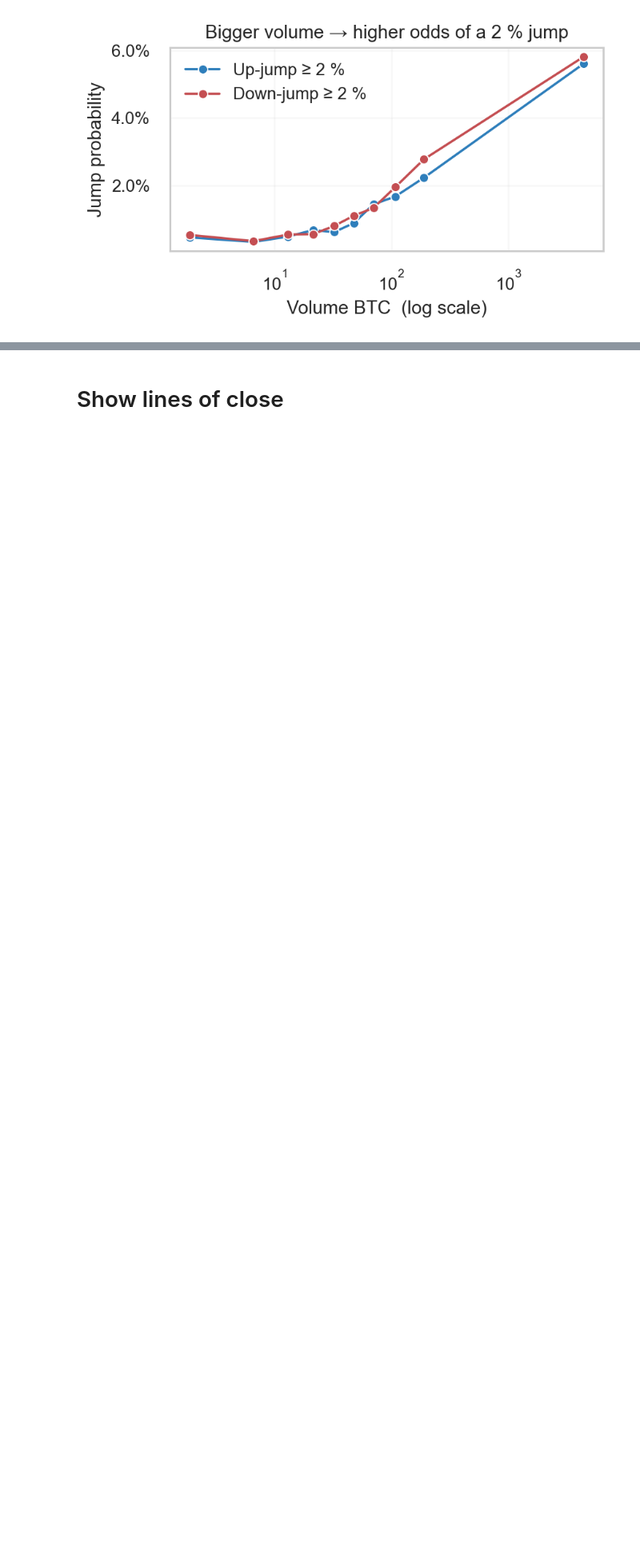
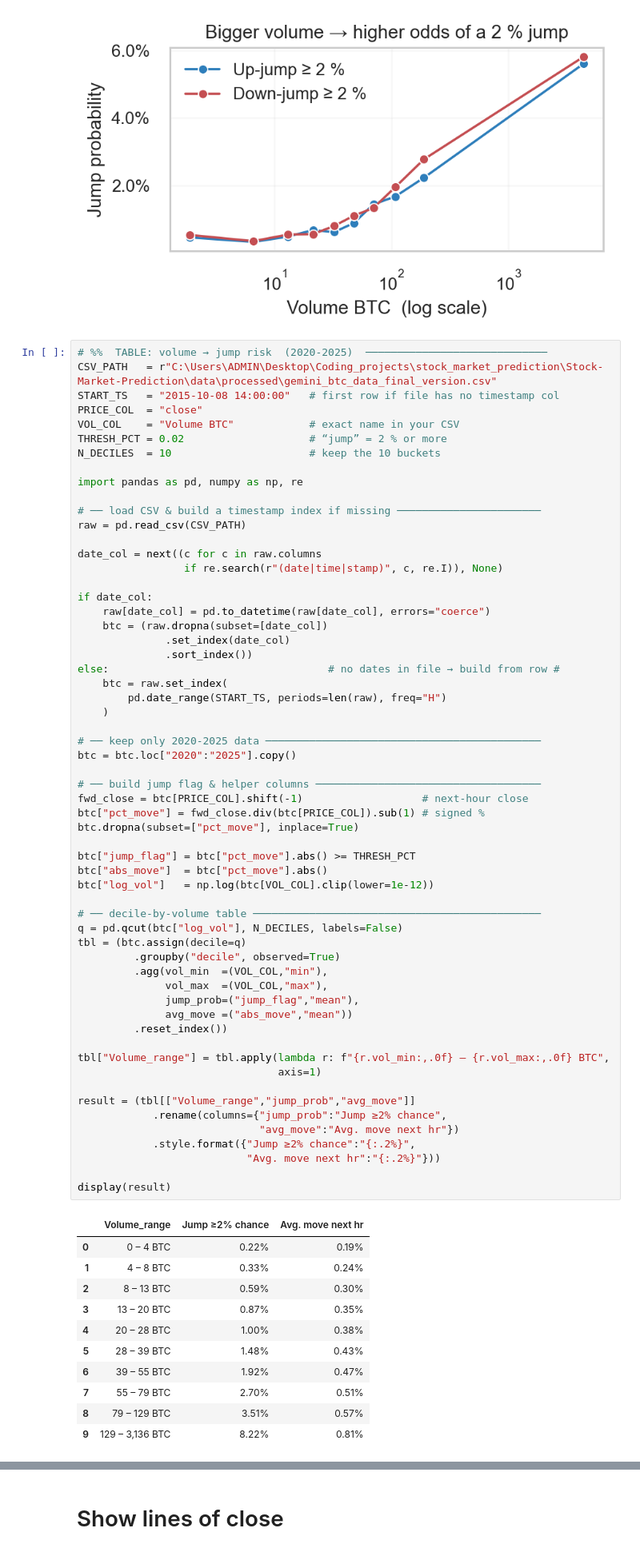
Before and after one commit to Stevenberger1/Stock-Market-Prediction, a Jupyter notebook: data/Statistical_analysis.ipynb, the cells around one changed output, grey strips where cells are left out. Shown at 80% size. Cells and saved outputs as stored; diff of their text form; blank space fills up the shorter version.

Commit message:
some more Volume to close price jump checks

```diff
--- a/data/Statistical_analysis.ipynb
+++ b/data/Statistical_analysis.ipynb
@@ -1164,3 +1164,74 @@ plot_jump_curves()             # curves figure
    • Down-jump ≥ 2 % chance: 0.55%
    • Typical |move| next h : 0.32%
 [figure]
+# %%
+# %%  TABLE: volume → jump risk  (2020-2025)  ─────────────────────────────
+CSV_PATH   = r"C:\Users\ADMIN\Desktop\Coding_projects\stock_market_prediction\Stock-Market-Prediction\data\processed\gemini_btc_data_final_version.csv"
+START_TS   = "2015-10-08 14:00:00"   # first row if file has no timestamp col
+PRICE_COL  = "close"
+VOL_COL    = "Volume BTC"            # exact name in your CSV
+THRESH_PCT = 0.02                    # “jump” = 2 % or more
+N_DECILES  = 10                      # keep the 10 buckets
+
+import pandas as pd, numpy as np, re
+
+# ── load CSV & build a timestamp index if missing ───────────────────────
+raw = pd.read_csv(CSV_PATH)
+
+date_col = next((c for c in raw.columns
+                 if re.search(r"(date|time|stamp)", c, re.I)), None)
+
+if date_col:
+    raw[date_col] = pd.to_datetime(raw[date_col], errors="coerce")
+    btc = (raw.dropna(subset=[date_col])
+              .set_index(date_col)
+              .sort_index())
+else:                                   # no dates in file → build from row #
+    btc = raw.set_index(
+        pd.date_range(START_TS, periods=len(raw), freq="H")
+    )
+
+# ── keep only 2020-2025 data ────────────────────────────────────────────
+btc = btc.loc["2020":"2025"].copy()
+
+# ── build jump flag & helper columns ────────────────────────────────────
+fwd_close = btc[PRICE_COL].shift(-1)                   # next-hour close
+btc["pct_move"] = fwd_close.div(btc[PRICE_COL]).sub(1) # signed %
+btc.dropna(subset=["pct_move"], inplace=True)
+
+btc["jump_flag"] = btc["pct_move"].abs() >= THRESH_PCT
+btc["abs_move"]  = btc["pct_move"].abs()
+btc["log_vol"]   = np.log(btc[VOL_COL].clip(lower=1e-12))
+
+# ── decile-by-volume table ──────────────────────────────────────────────
+q = pd.qcut(btc["log_vol"], N_DECILES, labels=False)
+tbl = (btc.assign(decile=q)
+         .groupby("decile", observed=True)
+         .agg(vol_min  =(VOL_COL,"min"),
+              vol_max  =(VOL_COL,"max"),
+              jump_prob=("jump_flag","mean"),
+              avg_move =("abs_move","mean"))
+         .reset_index())
+
+tbl["Volume_range"] = tbl.apply(lambda r: f"{r.vol_min:,.0f} – {r.vol_max:,.0f} BTC",
+                                axis=1)
+
+result = (tbl[["Volume_range","jump_prob","avg_move"]]
+            .rename(columns={"jump_prob":"Jump ≥2% chance",
+                             "avg_move":"Avg. move next hr"})
+            .style.format({"Jump ≥2% chance":"{:.2%}",
+                           "Avg. move next hr":"{:.2%}"}))
+
+display(result)
+# %% [output]
+|  | Volume_range | Jump ≥2% chance | Avg. move next hr |
+| 0 | 0 – 4 BTC | 0.22% | 0.19% |
+| 1 | 4 – 8 BTC | 0.33% | 0.24% |
+| 2 | 8 – 13 BTC | 0.59% | 0.30% |
+| 3 | 13 – 20 BTC | 0.87% | 0.35% |
+| 4 | 20 – 28 BTC | 1.00% | 0.38% |
+| 5 | 28 – 39 BTC | 1.48% | 0.43% |
+| 6 | 39 – 55 BTC | 1.92% | 0.47% |
+| 7 | 55 – 79 BTC | 2.70% | 0.51% |
+| 8 | 79 – 129 BTC | 3.51% | 0.57% |
+| 9 | 129 – 3,136 BTC | 8.22% | 0.81% |
```
Also changed, not shown: parts of 2 cells of this notebook.
